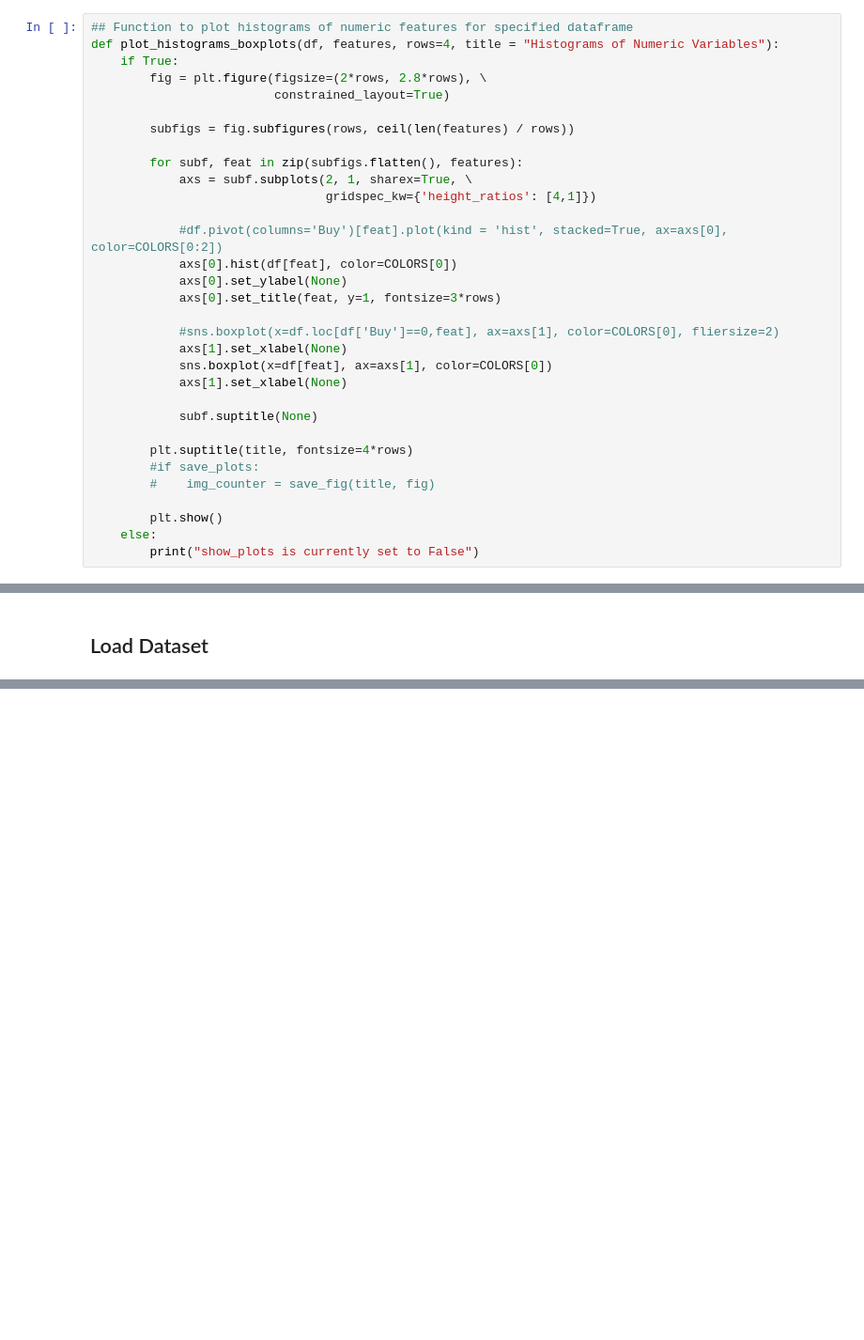
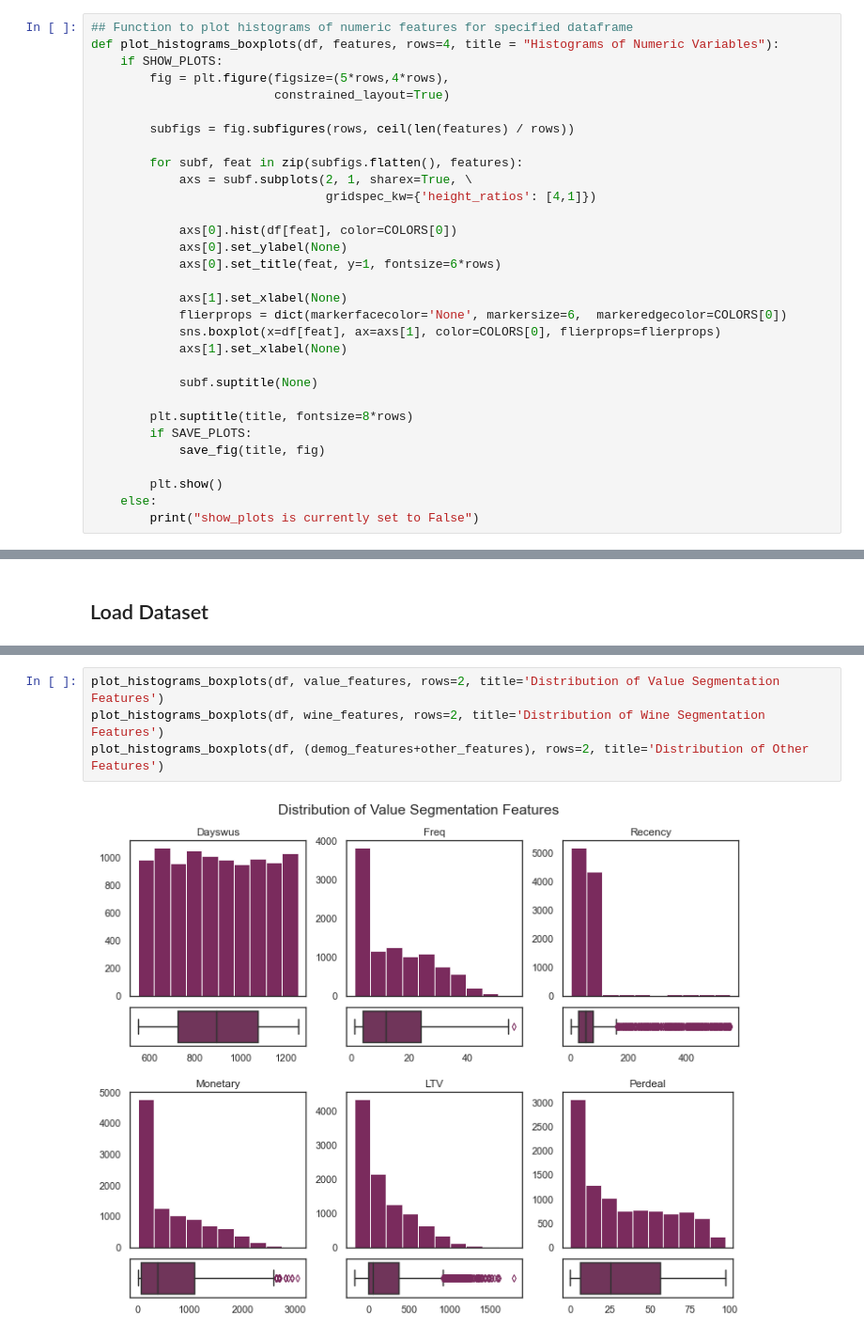
Before and after one commit to MarjorieKinney/bc1, a Jupyter notebook: wip/f/bc1-fp.ipynb, the cells around one changed output, grey strips where cells are left out. Shown at 94% size. Saved outputs shown, nothing was run; the diff lists cells and outputs as text; blank space fills up the shorter version.

```diff
--- a/wip/f/bc1-fp.ipynb
+++ b/wip/f/bc1-fp.ipynb
@@ -119,8 +203,8 @@ def plotHistograms(df, features, rows=4, title = "Numeric Variables' Histograms"
 # %%
 ## Function to plot histograms of numeric features for specified dataframe
 def plot_histograms_boxplots(df, features, rows=4, title = "Histograms of Numeric Variables"):
-    if True:
-        fig = plt.figure(figsize=(2*rows, 2.8*rows), \
+    if SHOW_PLOTS:
+        fig = plt.figure(figsize=(5*rows,4*rows),
                          constrained_layout=True)
 
         subfigs = fig.subfigures(rows, ceil(len(features) / rows))
@@ -129,21 +213,20 @@ def plot_histograms_boxplots(df, features, rows=4, title = "Histograms of Numeri
             axs = subf.subplots(2, 1, sharex=True, \
                                 gridspec_kw={'height_ratios': [4,1]})
 
-            #df.pivot(columns='Buy')[feat].plot(kind = 'hist', stacked=True, ax=axs[0], color=COLORS[0:2])
             axs[0].hist(df[feat], color=COLORS[0])
             axs[0].set_ylabel(None)
-            axs[0].set_title(feat, y=1, fontsize=3*rows)
+            axs[0].set_title(feat, y=1, fontsize=6*rows)
 
-            #sns.boxplot(x=df.loc[df['Buy']==0,feat], ax=axs[1], color=COLORS[0], fliersize=2)
             axs[1].set_xlabel(None)
-            sns.boxplot(x=df[feat], ax=axs[1], color=COLORS[0])
+            flierprops = dict(markerfacecolor='None', markersize=6,  markeredgecolor=COLORS[0])
+            sns.boxplot(x=df[feat], ax=axs[1], color=COLORS[0], flierprops=flierprops)
             axs[1].set_xlabel(None)
 
             subf.suptitle(None)
 
-        plt.suptitle(title, fontsize=4*rows)
-        #if save_plots:
-        #    img_counter = save_fig(title, fig)
+        plt.suptitle(title, fontsize=8*rows)
+        if SAVE_PLOTS:
+            save_fig(title, fig)
 
         plt.show()
     else:
@@ -261,0 +347,6 @@ Index: []
+# %%
+plot_histograms_boxplots(df, value_features, rows=2, title='Distribution of Value Segmentation Features')
+plot_histograms_boxplots(df, wine_features, rows=2, title='Distribution of Wine Segmentation Features')
+plot_histograms_boxplots(df, (demog_features+other_features), rows=2, title='Distribution of Other Features')
+# %% [output]
+[figure, added]
```
Also changed, not shown: parts of 55 cells of this notebook.
